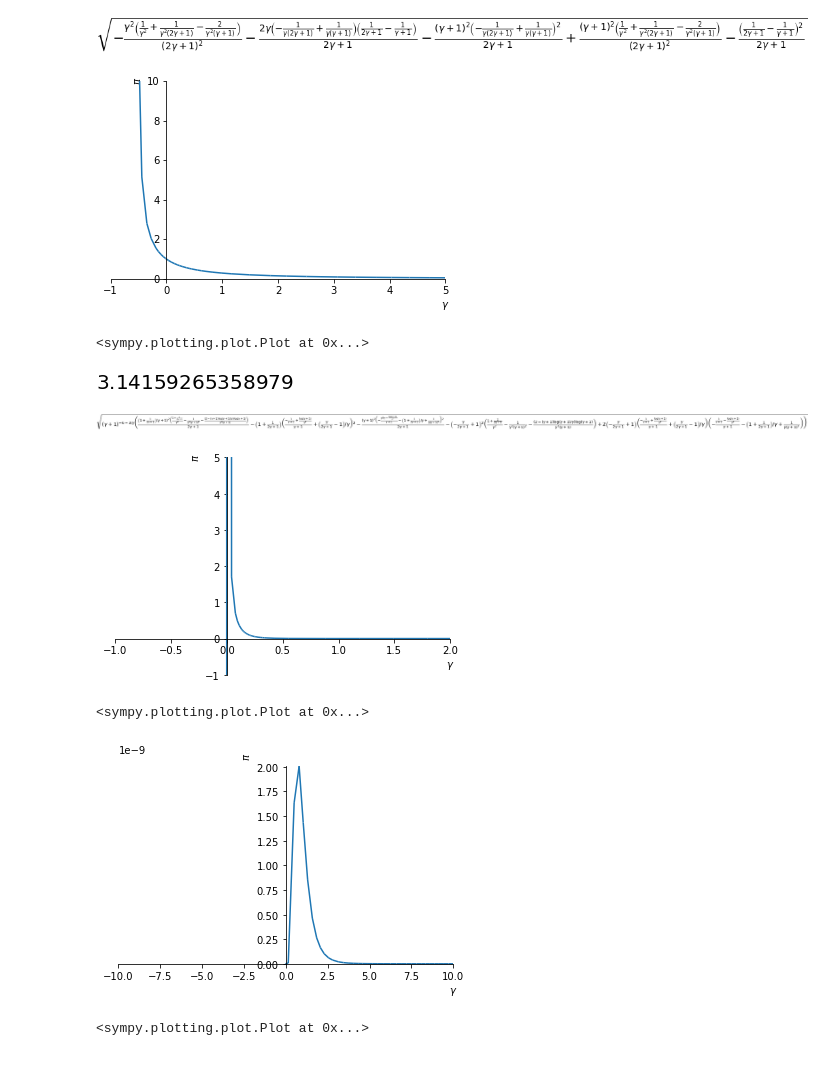
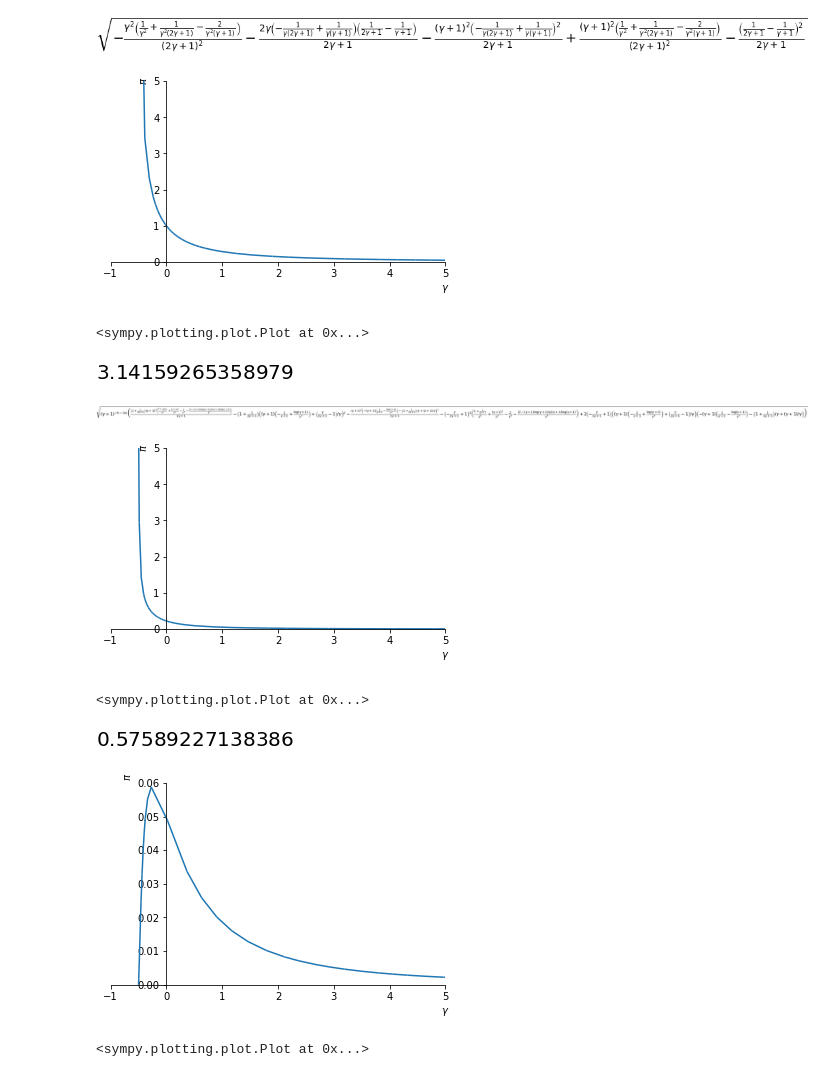
Before and after one commit to TheoMoins/ExtremesPyMC, a Jupyter notebook: main.ipynb, the cells around one changed output. Cells and saved outputs as stored; diff of their text form; code cells hidden in the pictures.

```diff
--- a/main.ipynb
+++ b/main.ipynb
@@ -355,13 +355,13 @@ factor_term = m*(1+gam*v)**(-1/gam -2)
 
 m11 = ((gam + 1)**2)/((sig**2*(2*gam + 1)))
 m12 = (1/sig**2)*(-gam/(2*gam + 1) + v)
-m13 = (1/sig)*((gam*v + 1)**(-1)*(-1/(gam + 1) + log(gam*v + 1)/gam**2)) \
+m13 = (1/sig)*((gam*v + 1)*(-1/(gam + 1) + log(gam*v + 1)/gam**2)) \
     + (1/((gam*sig)))*(gam/(2*gam + 1) - v)
 m22 = (1/sig**2)*(v**2 + 1/(2*gam + 1))
-m23 = -1/(gam*sig)*(v**2 + 1/(2*gam + 1)) - (gam*v + 1)**(-1)*v*(-log(gam*v + 1)/gam**2 \
-      + 1/(gam + 1))/sig + (1/((sig*gam*(gam + 1))))*(gam*v + 1)**(-2)
-m33 = (1/gam**2)*(v**2 + 1/(2*gam + 1)) - 2/(gam**2*(gam + 1))*(gam*v + 1)**(-1) \
-    + (1/gam**2)*(gam*v + 1)**(-2) - (2*v - (gam*v + 1)*log(gam*v + 1)/gam)*(gam*v + 1)**(-1)*log(gam*v + 1)/gam**3
+m23 = -1/(gam*sig)*(v**2 + 1/(2*gam + 1)) - (gam*v + 1)*v*(-log(gam*v + 1)/gam**2 \
+      + 1/(gam + 1))/sig + (1/((sig*gam*(gam + 1))))*(gam*v + 1)**(2)
+m33 = (1/gam**2)*(v**2 + 1/(2*gam + 1)) - 2/(gam**2*(gam + 1))*(gam*v + 1) \
+    + (1/gam**2)*(gam*v + 1)**(2) - (2*v - (gam*v + 1)*log(gam*v + 1)/gam)*(gam*v + 1)*log(gam*v + 1)/gam**3
 
 
 
@@ -393,11 +393,11 @@ fisher_prior01
 # %%
 plot(fisher_prior01,
      xlim=(-1,5),
-     ylim = (-1,10),
+     ylim = (-1,5),
      xlabel = "$\gamma$",
      ylabel = "$\pi$")
 # %% [output]
-[figure, old version]
+[figure, new version]
 <sympy.plotting.plot.Plot at 0x...>
 # %%
 Integral(fisher_prior01, (gam, -0.5, +oo)).evalf()
@@ -407,23 +407,27 @@ Integral(fisher_prior01, (gam, -0.5, +oo)).evalf()
 fisher_prior11 = fisher_prior.subs(sig,1).subs(v,1).subs(m,1)
 fisher_prior11
 # %% [output]
-[figure, old version]
+[figure, new version]
 # %%
-plot(fisher_prior11**2,
-     xlim=(-1,2),
+plot(fisher_prior11,
+     xlim=(-1,5),
      ylim = (-1,5),
      xlabel = "$\gamma$",
      ylabel = "$\pi$")
 # %% [output]
-[figure, old version]
+[figure, new version]
 <sympy.plotting.plot.Plot at 0x...>
+# %%
+Integral(fisher_prior11, (gam, -0.5, +oo)).evalf()
+# %% [output]
+[figure, added]
 # %%
-fisher_prior_test = fisher_prior.subs(sig,1).subs(v,20).subs(m,1)
-plot(fisher_prior_test**2,
-#      xlim=(-1,5),
-#      ylim = (-1,5),
+fisher_prior_test = fisher_prior.subs(sig,1).subs(v,2).subs(m,1)
+plot(fisher_prior_test,
+     xlim=(-1,5),
+#      ylim = (-1,10),
      xlabel = "$\gamma$",
      ylabel = "$\pi$")
 # %% [output]
-[figure, old version]
+[figure, new version]
 <sympy.plotting.plot.Plot at 0x...>
```
Also changed, not shown: parts of 2 cells of this notebook.
